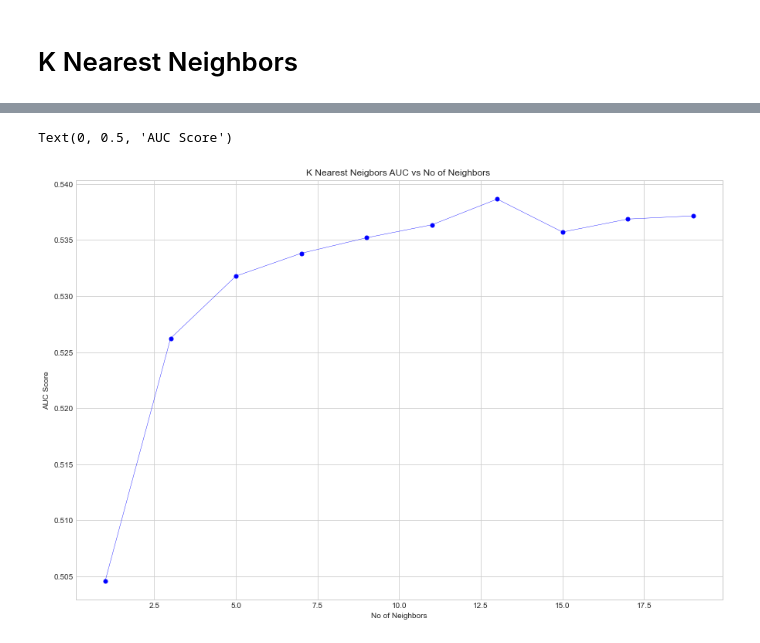
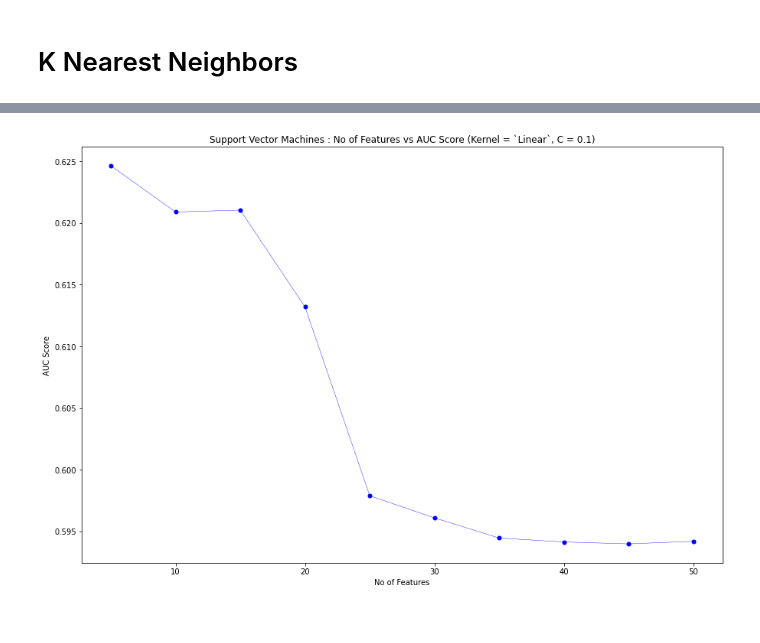
Before and after one commit to sudharsanasai/Option-ITM-Prediction, a Jupyter notebook: AUC Score Analysis.ipynb, the cells around one changed output, grey strips where cells are left out. Saved outputs shown, nothing was run; the diff lists cells and outputs as text; code cells hidden in the pictures.

```diff
--- a/AUC Score Analysis.ipynb
+++ b/AUC Score Analysis.ipynb
@@ -13,5 +13,5 @@ model_dict = pickle.load(open('model_perf.pkl_'+ver,'rb'))
 # %%
-model_df = pd.DataFrame(model_dict['models'])
+model_df = pd.DataFrame(model_dict_1['models'])
 # %%
 model_df['model_type'].unique()
 # %% [output]
@@ -76,2 +175,4 @@ sns.boxplot(data=knn,x='weight',y='AUC Score',palette='rocket')
+# %%
+svm = model_df[model_df['model_type']=='Support Vector Classifier']
 # %%
 fig,axes = plt.subplots(figsize=(15,10))
@@ -105,0 +184,2 @@ knn_opt.groupby('no_of_features').mean().sort_values('AUC Score')
+# %%
+svm_linear = svm[svm['Kernel']=='linear']
@@ -106,10 +193,11 @@ knn_opt.groupby('no_of_features').mean().sort_values('AUC Score')
+# %%
+svm_linear_c_10 = svm_linear[svm_linear['C']==0.1]
 # %%
-knn_opt_20 = knn_opt[knn_opt['no_of_features']==20]
 fig,axes = plt.subplots(figsize=(15,10))
-plt.plot(knn_opt_20['Number of Neighbors'],knn_opt_20['AUC Score'],'bo-',linewidth=0.4,markersize=5)
-plt.title('K Nearest Neigbors AUC vs No of Neighbors ')
-plt.xlabel(r'No of Neighbors')
+plt.plot(svm_linear_c_10['no_of_features'],svm_linear_c_10['AUC Score'],'bo-',linewidth=0.4,markersize=5)
+plt.title('Support Vector Machines : No of Features vs AUC Score (Kernel = `Linear`, C = 0.1)')
+plt.xlabel('No of Features')
 plt.ylabel('AUC Score')
+plt.show()
 # %% [output]
-Text(0, 0.5, 'AUC Score')
-[figure, old version]
+[figure, new version]
```
Also changed, not shown: parts of 20 cells of this notebook, 14 other files.
